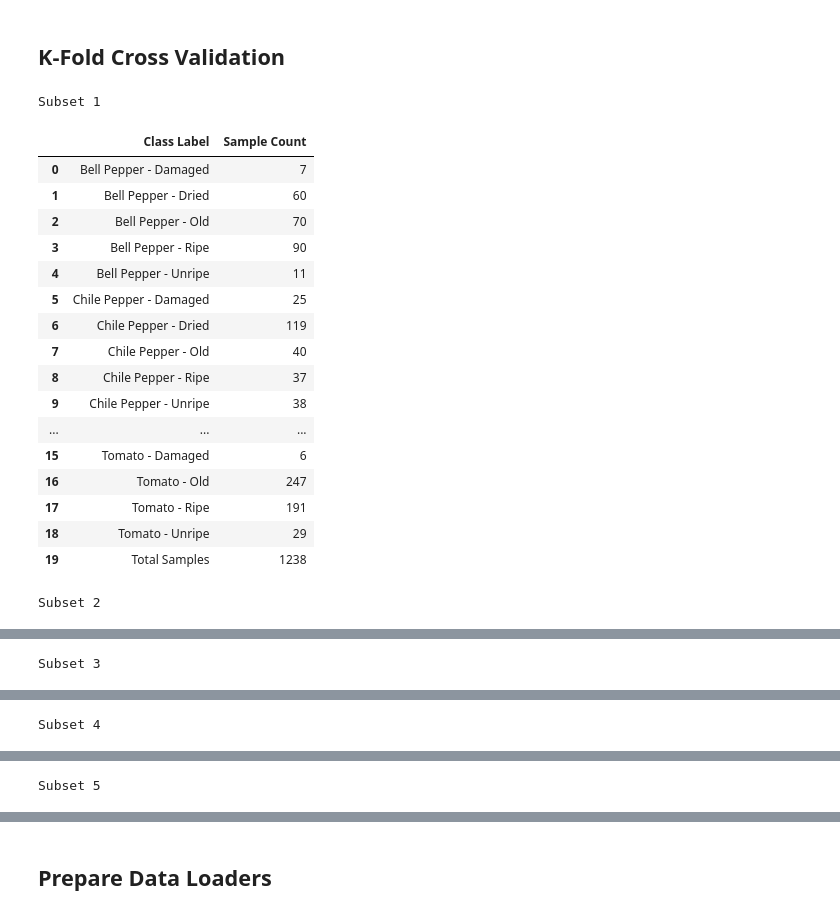
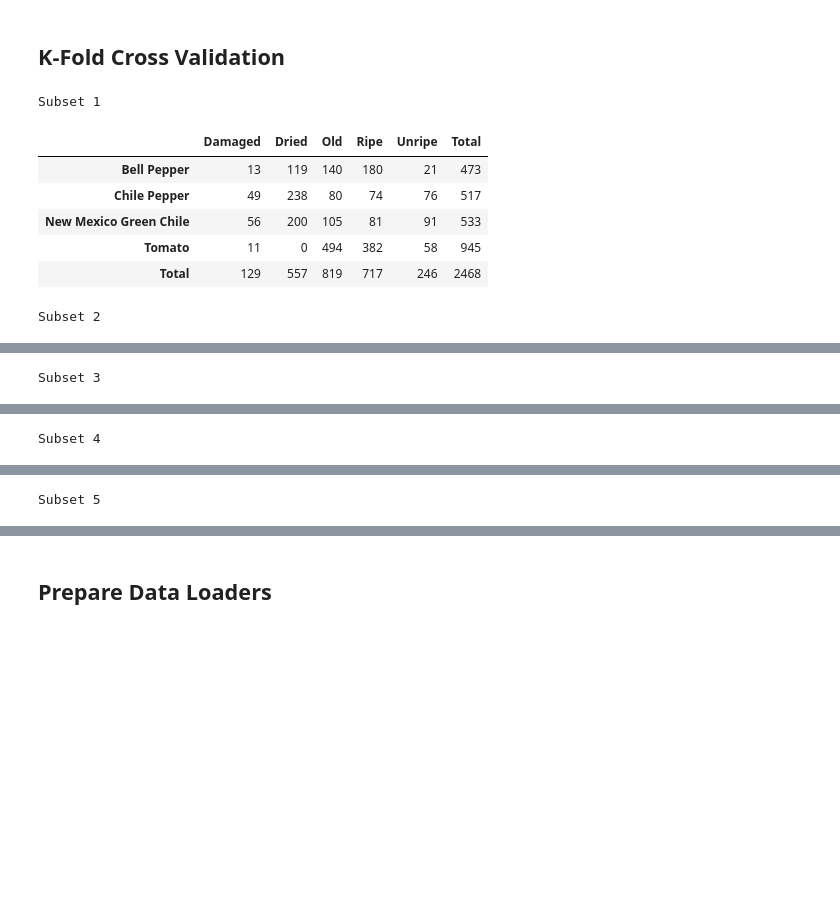
Before and after one commit to ir-rafio/Vegetable-Classification-and-Quality-Assessment, a Jupyter notebook: Vegetable.ipynb, the cells around one changed output, grey strips where cells are left out. Cells and saved outputs as stored; diff of their text form; code cells hidden in the pictures; blank space fills up the shorter version.

```diff
--- a/Vegetable.ipynb
+++ b/Vegetable.ipynb
@@ -100,0 +93,5 @@ classes = dataset.classes
+# %%
+root_dir = '/content/New VegNet'
+
+raw_dataset = torchvision.datasets.ImageFolder(root=root_dir, transform=transforms.ToTensor())
+labels = raw_dataset.classes
@@ -155,29 +252,0 @@ Total Dataset
-# %%
-class_images = get_class_images(dataset)
-
-num_classes = len(class_images)
-num_cols = 4
-num_rows = math.ceil(num_classes / num_cols)
-
-fig, axes = plt.subplots(num_rows, num_cols, figsize=(16, 12))
-
-for i, (label, image) in enumerate(class_images.items()):
-    row = i // num_cols
-    col = i % num_cols
-
-    image = image.numpy().transpose(1, 2, 0)
-
-    ax = axes[row, col] if num_rows > 1 else axes[col]
-    ax.imshow(image)
-    ax.set_title(f'Class: {label}')
-    ax.axis('off')
-
-for i in range(len(class_images), num_rows * num_cols):
-    row = i // num_cols
-    col = i % num_cols
-
-    ax = axes[row, col] if num_rows > 1 else axes[col]
-    ax.axis('off')
-
-plt.tight_layout()
-plt.show()
@@ -186,54 +265,43 @@ plt.show()
 # %% [markdown]
 ## K-Fold Cross Validation
 # %%
-targets = [target for _, target in dataset]
+targets = [target for _, target in transformed_dataset]
 
 k = 5
-c = len(classes)
+c = len(labels)
 
 class_subsets = [[] for _ in range(c)]
 for idx, target in enumerate(targets): class_subsets[target].append(idx)
 
 subset_indices = [[] for _ in range(k)]
 
 for class_subset in class_subsets:
     random.shuffle(class_subset)
     subset_size = len(class_subset) // k
     leftover_samples = len(class_subset) % k
 
     for i in range(k):
         start_idx = i * subset_size
         end_idx = (i + 1) * subset_size
         subset_indices[i].extend(class_subset[start_idx:end_idx])
 
     random.shuffle(class_subset)
     for i in range(leftover_samples):
         subset_indices[i].append(class_subset[i])
     random.shuffle(class_subset)
 
 datasubset = []
 for indices in subset_indices:
-    subset = Subset(dataset, indices)
+    subset = Subset(transformed_dataset, indices)
     datasubset.append(subset)
 
-for i, subset in enumerate(datasubset): display_dataset(subset, f'Subset {i+1}')
+for i, subset in enumerate(datasubset): display_counts(subset, f'Subset {i+1}')
 # %% [output]
 Subset 1
-|  | Class Label | Sample Count |
-| 0 | Bell Pepper - Damaged | 7 |
-| 1 | Bell Pepper - Dried | 60 |
-| 2 | Bell Pepper - Old | 70 |
-| 3 | Bell Pepper - Ripe | 90 |
-| 4 | Bell Pepper - Unripe | 11 |
-| 5 | Chile Pepper - Damaged | 25 |
-| 6 | Chile Pepper - Dried | 119 |
-| 7 | Chile Pepper - Old | 40 |
-| 8 | Chile Pepper - Ripe | 37 |
-| 9 | Chile Pepper - Unripe | 38 |
-| ... | ... | ... |
-| 15 | Tomato - Damaged | 6 |
-| 16 | Tomato - Old | 247 |
-| 17 | Tomato - Ripe | 191 |
-| 18 | Tomato - Unripe | 29 |
-| 19 | Total Samples | 1238 |
+|  | Damaged | Dried | Old | Ripe | Unripe | Total |
+| Bell Pepper | 13 | 119 | 140 | 180 | 21 | 473 |
+| Chile Pepper | 49 | 238 | 80 | 74 | 76 | 517 |
+| New Mexico Green Chile | 56 | 200 | 105 | 81 | 91 | 533 |
+| Tomato | 11 | 0 | 494 | 382 | 58 | 945 |
+| Total | 129 | 557 | 819 | 717 | 246 | 2468 |
 Subset 2
```
Also changed, not shown: parts of 29 cells of this notebook.
